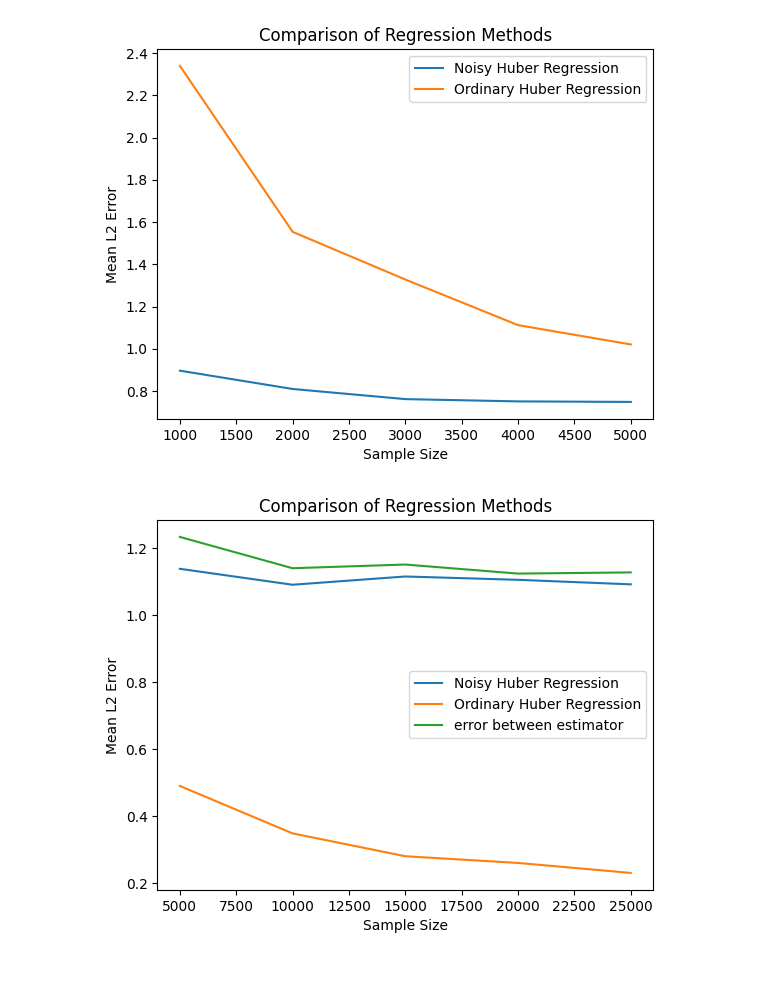
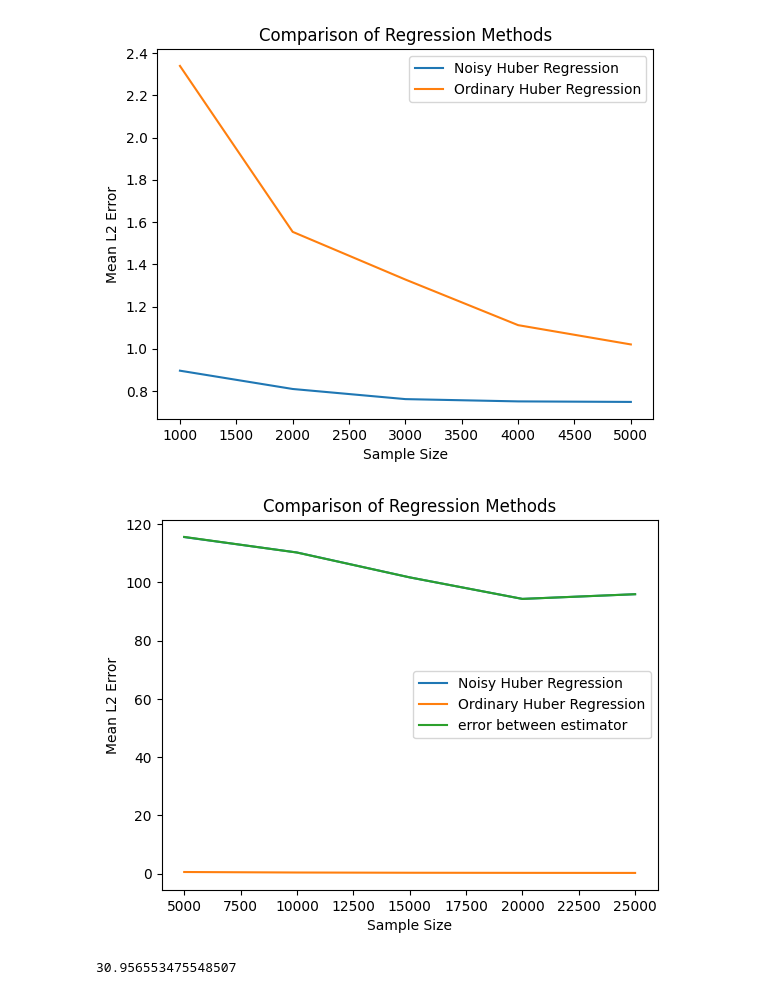
Before and after one commit to hsmoonjohn/DPHuber, a Jupyter notebook: test.ipynb, the cells around one changed output. Saved outputs shown, nothing was run; the diff lists cells and outputs as text; code cells hidden in the pictures.

```diff
--- a/test.ipynb
+++ b/test.ipynb
@@ -196,37 +196,41 @@ def run_experiment(n, d, repetitions, eta, epsilon, T, delta):
         errors_ordinary.append(error_ordinary)
         error_between = l2_distance(ordinary_huber_coefficients,noisy_huber_result[0])
         errors_between.append(error_between)
 
     return np.mean(errors_noisy), np.mean(errors_ordinary), np.mean(errors_between)
 
 # Parameters
 d = 5
-eta = 0.01
+eta = 1
 delta = 0.001
-T=5
+T=10
 epsilon = 0.5
-repetitions = 100
+repetitions = 50
 sample_sizes = [5000, 10000, 15000, 20000, 25000]  # Adjust sample sizes as needed
 
 # Running the experiment and plotting
 mean_errors_noisy = []
 mean_errors_ordinary = []
 mean_errors_between = []
 for n in sample_sizes:
     mean_error_noisy, mean_error_ordinary, mean_error_between = run_experiment(n, d, repetitions, eta, epsilon, T ,delta)
     mean_errors_noisy.append(mean_error_noisy)
     mean_errors_ordinary.append(mean_error_ordinary)
     mean_errors_between.append(mean_error_between)
 plt.plot(sample_sizes, mean_errors_noisy, label='Noisy Huber Regression')
 plt.plot(sample_sizes, mean_errors_ordinary, label='Ordinary Huber Regression')
 plt.plot(sample_sizes, mean_errors_between, label='error between estimator')
 plt.xlabel('Sample Size')
 plt.ylabel('Mean L2 Error')
 plt.title('Comparison of Regression Methods')
 plt.legend()
 plt.show()
 # %% [output]
-[figure, old version]
+[figure, new version]
+# %%
+np.log(5000/5)/np.log((1-2*0.1)**(-1))
+# %% [output]
+30.956553475548507
 # %%
 import numpy as np
 import matplotlib.pyplot as plt
```
Also changed, not shown: 1 other file.
